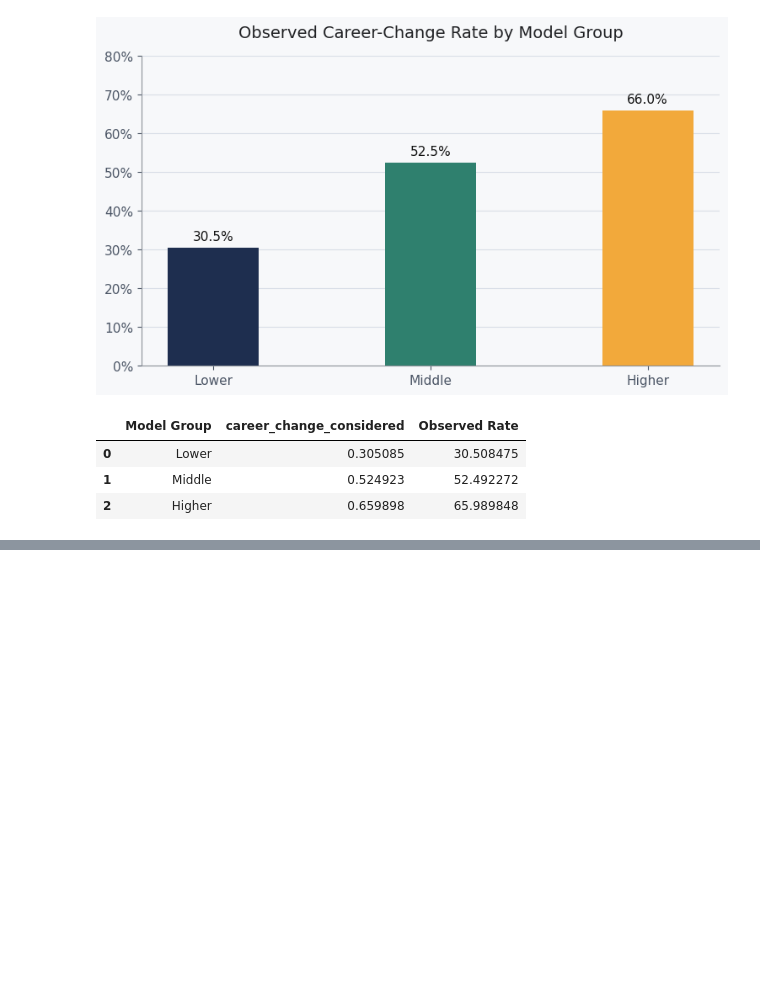
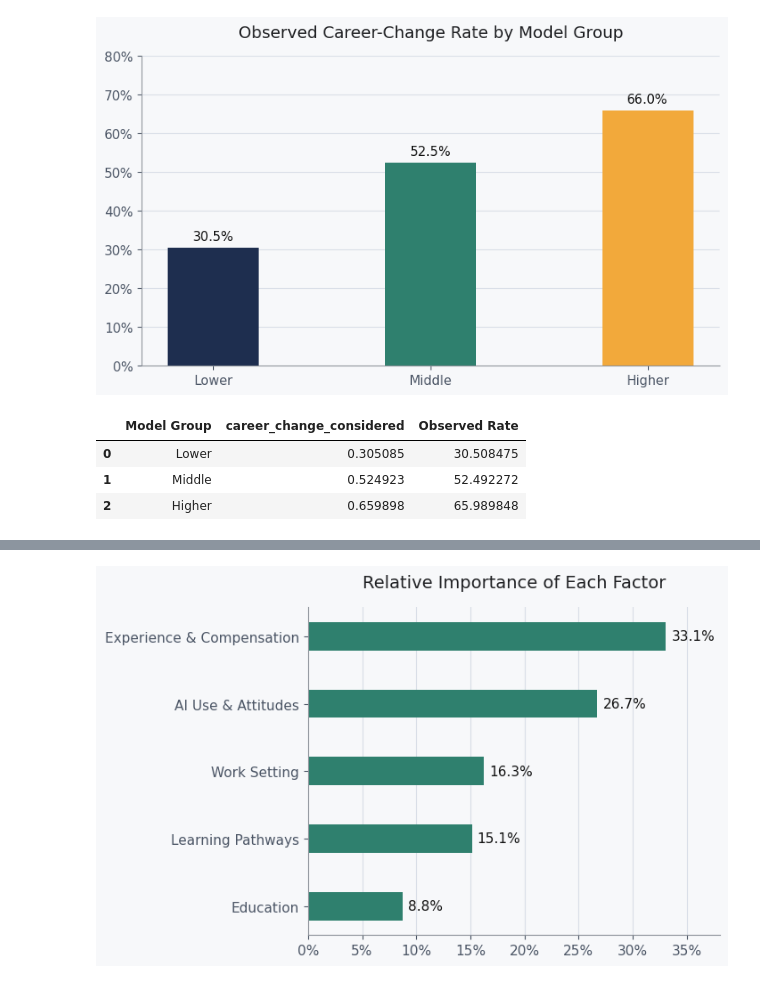
Before and after one commit to S-Shockley/building-digital-talent, a Jupyter notebook: notebooks/03_modeling.ipynb, the cells around one changed output, grey strips where cells are left out. Cells and saved outputs as stored; diff of their text form; code cells hidden in the pictures; blank space fills up the shorter version.

```diff
--- a/notebooks/03_modeling.ipynb
+++ b/notebooks/03_modeling.ipynb
@@ -509,7 +509,7 @@ log_accuracy, log_precision, log_recall, log_f1, log_auc
 rf_classifier = Pipeline(steps=[
     ("preprocessor", preprocessor),
     ("model", RandomForestClassifier(
-        n_estimators=100,
+        n_estimators=300,
         random_state=42,
         max_depth=10,
         n_jobs=-1
@@ -1372,0 +1505,59 @@ band_summary
+# %%
+bar_color = "#2F806E"
+text_color = "#1E2E4F"
+grid_color = "#D9DEE7"
+
+fig, ax = plt.subplots(figsize=(7.2, 4.6))
+
+fig.patch.set_facecolor("#F7F8FA")
+ax.set_facecolor("#F7F8FA")
+
+bars = ax.barh(
+    factor_df["Factor"],
+    factor_df["Relative Importance"],
+    color=bar_color,
+    height=0.42
+)
+
+ax.set_title(
+    "Relative Importance of Each Factor",
+    fontsize=14,
+    pad=16,
+    color="#202124"
+)
+
+ax.set_xlim(0, max(35, factor_df["Relative Importance"].max() + 5))
+ax.xaxis.set_major_locator(plt.MultipleLocator(5))
+ax.xaxis.set_major_formatter(mtick.PercentFormatter(xmax=100, decimals=0))
+
+ax.grid(axis="x", color=grid_color, linewidth=0.8)
+ax.set_axisbelow(True)
+
+ax.spines["top"].set_visible(False)
+ax.spines["right"].set_visible(False)
+ax.spines["left"].set_color("#8B9098")
+ax.spines["bottom"].set_color("#8B9098")
+
+ax.tick_params(axis="x", labelsize=11, colors="#4B5565")
+ax.tick_params(axis="y", labelsize=11, colors="#4B5565")
+
+for bar in bars:
+    width = bar.get_width()
+    ax.text(
+        width + 0.5,
+        bar.get_y() + bar.get_height() / 2,
+        f"{width:.1f}%",
+        va="center",
+        ha="left",
+        fontsize=11,
+        color="#111111"
+    )
+
+ax.set_xlabel("")
+ax.set_ylabel("")
+
+plt.tight_layout()
+plt.savefig("img/career_change_factors_from_model.png", dpi=300, bbox_inches="tight")
+plt.show()
+# %% [output]
+[figure, added]
```
Also changed, not shown: parts of 6 cells of this notebook, 3 other files.
